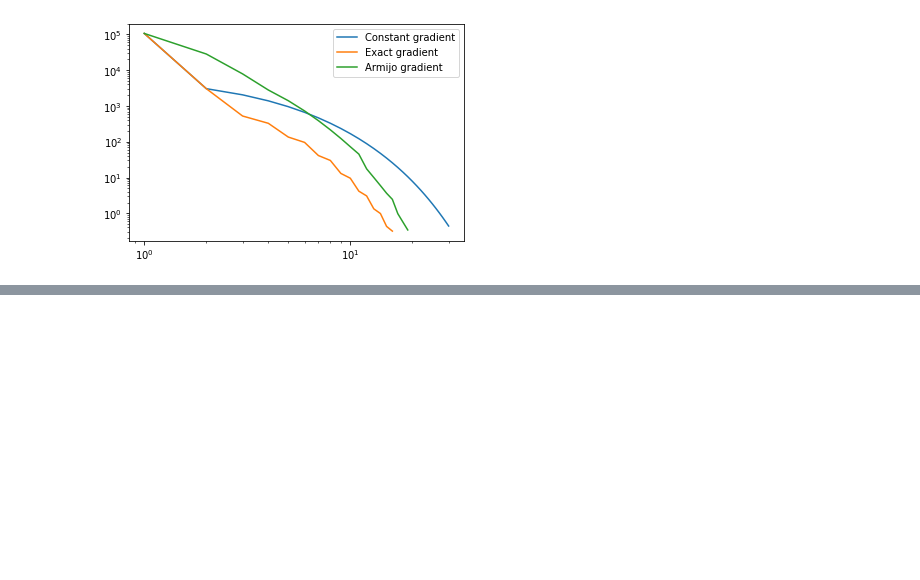
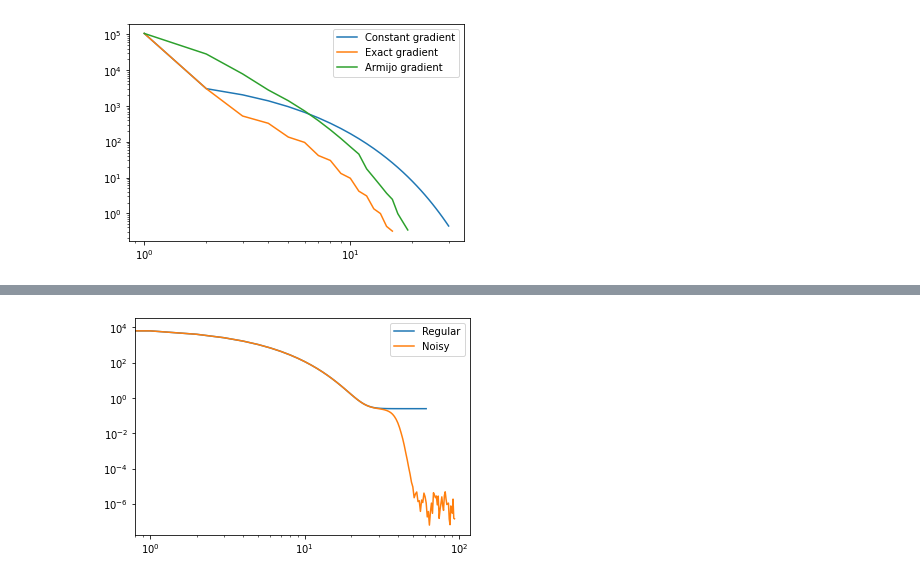
Before and after one commit to OfekGlick/Homework, a Jupyter notebook: NLM/NLM_EX_4.ipynb, the cells around one changed output, grey strips where cells are left out. Cells and saved outputs as stored; diff of their text form; code cells hidden in the pictures; blank space fills up the shorter version.

```diff
--- a/NLM/NLM_EX_4.ipynb
+++ b/NLM/NLM_EX_4.ipynb
@@ -102,0 +161,34 @@ plt.show()
+# %%
+def generic_grad_3(f, gf, lsearch, x0, eps):
+    fs = []
+    gs = []
+    ts = []
+    start = time()
+    x_k = x0
+    fs.append(f(x_k))
+    while True:
+        t = lsearch(f, x_k, gf(x_k))
+        x_k_1 = x_k - t * gf(x_k)
+        fs.append(f(x_k_1))
+        if abs(f(x_k)-f(x_k_1)) <= eps:
+            break
+        x_k = x_k_1
+    fs = np.array(fs)
+    return x_k_1, fs
+# %%
+def ex3 (mu,sigma, x0, eps):
+    f = lambda x: x[0] ** 2 + x[1] ** 4 - x[1] ** 2
+    gf = lambda x: np.array([2 * x[0], 4 * x[1] ** 3 - 2*x[1]])
+    t = 1/10
+    x_noise, fs_noise = noise_generic_grad(f,gf,const_step(t),x0,eps,mu,sigma)
+    x,fs = generic_grad_3(f,gf,const_step(t),x0,eps)
+    return x, x_noise, fs, fs_noise
+# %%
+x, x_noise, fs, fs_noise = ex3(0,0.0005,np.array([100,0]),10 ** -8)
+# %%
+plt.loglog(fs+0.25, label="Regular")
+plt.loglog(fs_noise+0.25, label="Noisy")
+plt.legend()
+plt.show()
+# %% [output]
+[figure, added]
```
Also changed, not shown: parts of 12 cells of this notebook.
